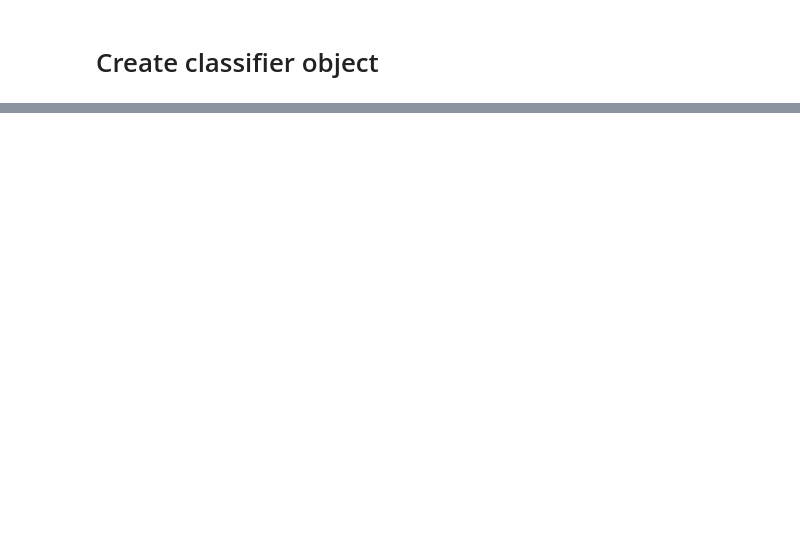
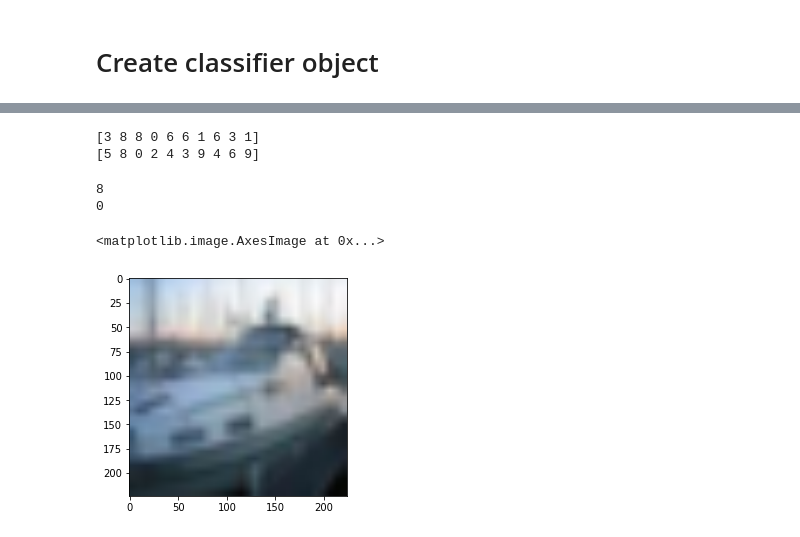
Before and after one commit to monshri/Triple-Defense, a Jupyter notebook: idl_project_ensemble.ipynb, the cells around one changed output, grey strips where cells are left out. Cells and saved outputs as stored; diff of their text form; code cells hidden in the pictures; blank space fills up the shorter version.

```diff
--- a/idl_project_ensemble.ipynb
+++ b/idl_project_ensemble.ipynb
@@ -400,0 +486,5 @@ test_model(model=model0, test_loader=testloader, criterion=criterion)
+# %%
+fgm_epsilon = np.array([0.005, 0.01, 0.02, 0.04, 0.08])
+pgd_epsilon = 8.0 / 255.0 / np.array([2.0, 4.0, 8.0, 16.0])
+diff = np.array([1e-3, 1e-4, 1e-5, 1e-6])
+pgd_epsilon_step = pgd_epsilon - diff
@@ -400,0 +531,21 @@ test_model(model=model0, test_loader=testloader, criterion=criterion)
+# %%
+attack = ProjectedGradientDescentPyTorch(estimator=classifier, eps=pgd_epsilon[0], eps_step=pgd_epsilon_step[0])
+Acc = []
+adv = []
+orig = []
+labels = []
+pred = []
+for batch_idx, (X, Y) in enumerate(testloader):
+  if batch_idx > 0:
+    break
+  x_test = X.numpy()
+  y_test = Y.numpy()
+  x_test_adv = attack.generate(torch.from_numpy(x_test))
+  predictions = classifier.predict(x_test_adv)
+  accuracy = np.sum(np.argmax(predictions, axis=1) == np.array(y_test)) / len(y_test)
+  Acc.append(accuracy)
+  adv.append(x_test_adv)
+  orig.append(x_test)
+  labels.append(y_test)
+  pred.append(predictions)
+  logging.info('accuracy: {}'.format(accuracy))
@@ -400,0 +555,31 @@ test_model(model=model0, test_loader=testloader, criterion=criterion)
+# %%
+example_adv = adv[-1]
+example_orig = orig[-1]
+label = labels[-1]
+predi = np.argmax(predictions, axis=1)
+# %%
+print(label)
+print(predi)
+# %% [output]
+[3 8 8 0 6 6 1 6 3 1]
+[5 8 0 2 4 3 9 4 6 9]
+# %%
+idx = 2
+selected_adv = example_adv[idx]
+selected_orig = example_orig[idx]
+selected_lab = label[idx]
+selected_pred = predi[idx]
+# %%
+print(selected_lab)
+print(selected_pred)
+# %% [output]
+8
+0
+# %%
+from PIL import Image
+import matplotlib.pyplot as plt
+
+plt.imshow(np.transpose(selected_orig, (1, 2, 0)))
+# %% [output]
+<matplotlib.image.AxesImage at 0x...>
+[figure, added]
```
Also changed, not shown: parts of 52 cells of this notebook.
